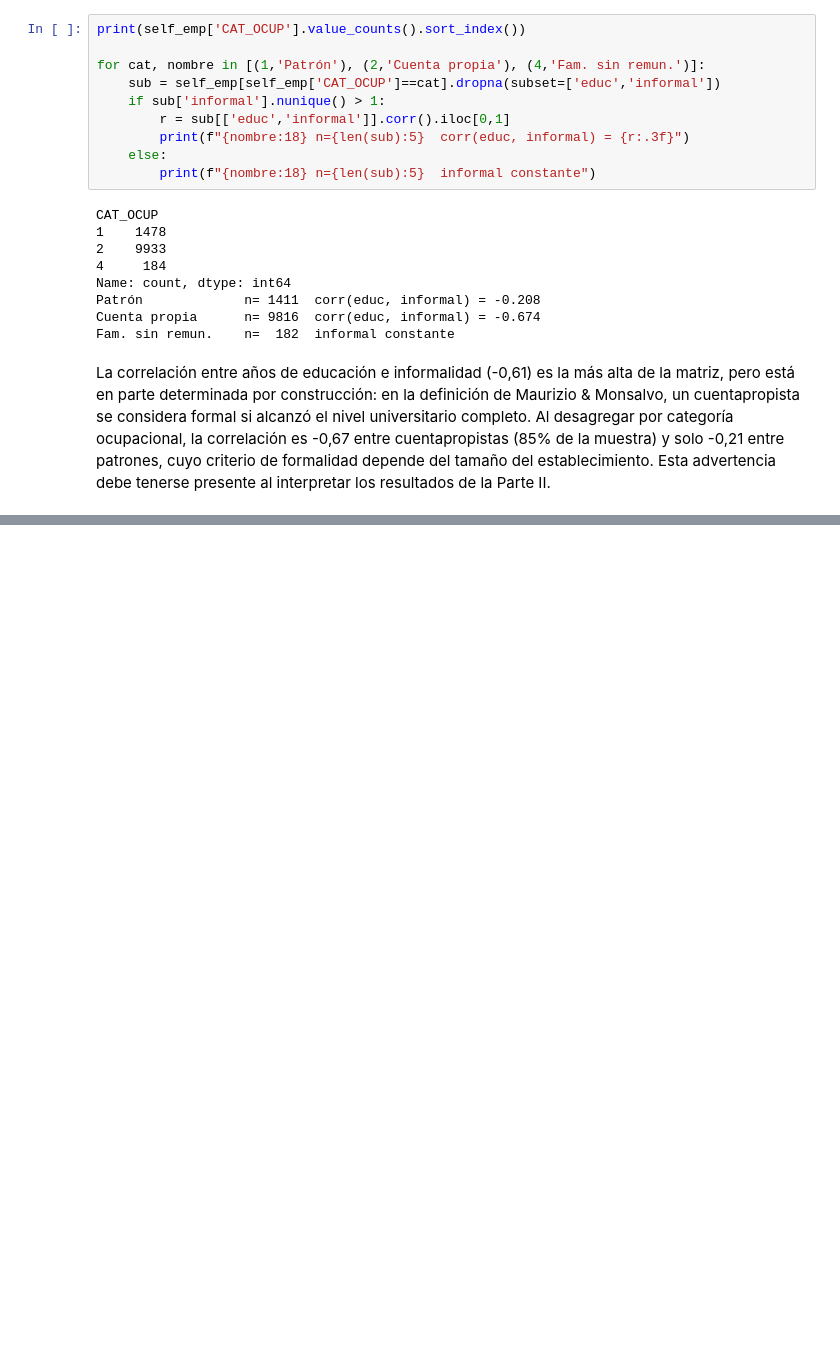
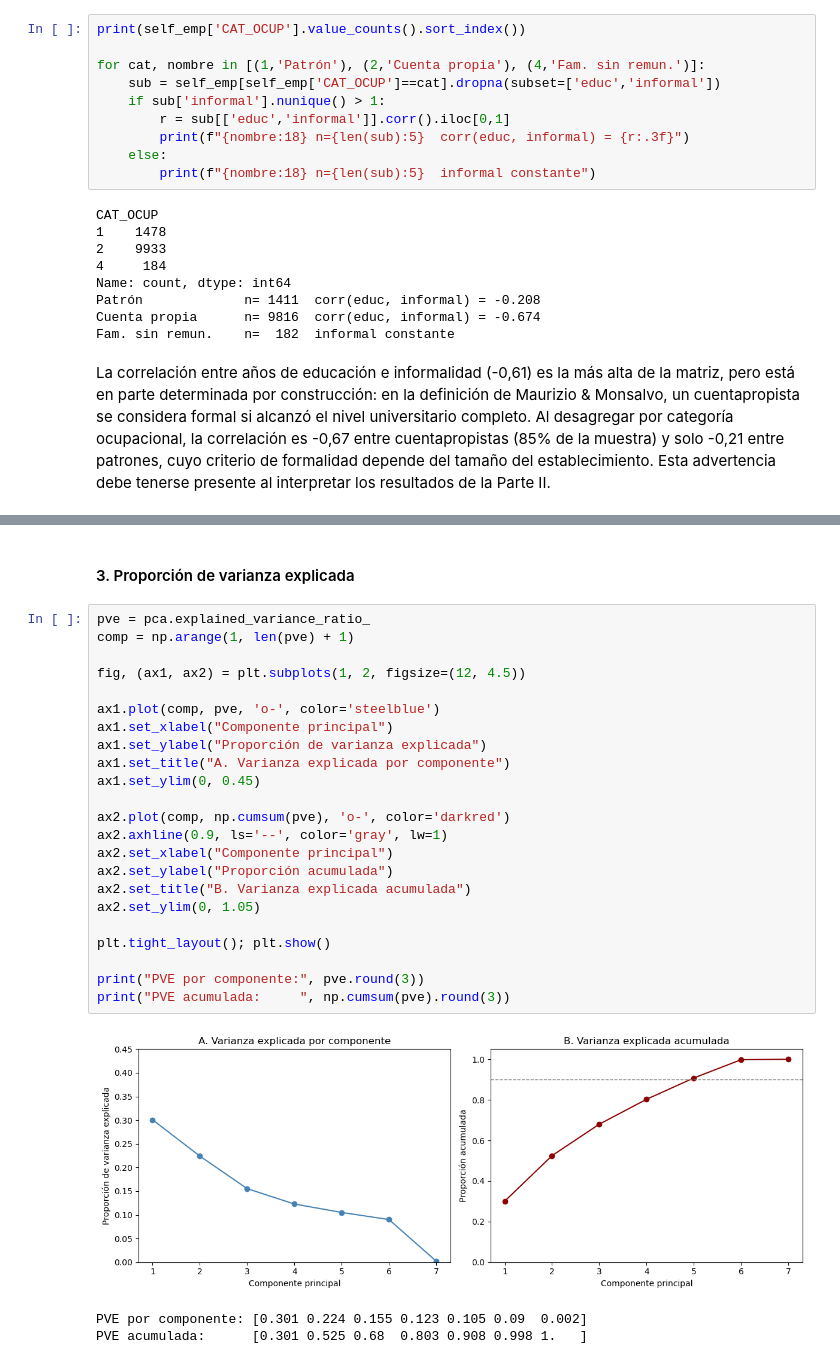
Before and after one commit to maylemes/TPs_Programacion_Grupo8, a Jupyter notebook: TP2/TP2_Programacion_Grupo8.ipynb, the cells around one changed output, grey strips where cells are left out. Drawn from its saved outputs; the diff is of its cells as text; blank space fills up the shorter version.

```diff
--- a/TP2/TP2_Programacion_Grupo8.ipynb
+++ b/TP2/TP2_Programacion_Grupo8.ipynb
@@ -423,0 +562,29 @@ Name: count, dtype: int64
+# %% [markdown]
+#### 3. Proporción de varianza explicada
+# %%
+pve = pca.explained_variance_ratio_
+comp = np.arange(1, len(pve) + 1)
+
+fig, (ax1, ax2) = plt.subplots(1, 2, figsize=(12, 4.5))
+
+ax1.plot(comp, pve, 'o-', color='steelblue')
+ax1.set_xlabel("Componente principal")
+ax1.set_ylabel("Proporción de varianza explicada")
+ax1.set_title("A. Varianza explicada por componente")
+ax1.set_ylim(0, 0.45)
+
+ax2.plot(comp, np.cumsum(pve), 'o-', color='darkred')
+ax2.axhline(0.9, ls='--', color='gray', lw=1)
+ax2.set_xlabel("Componente principal")
+ax2.set_ylabel("Proporción acumulada")
+ax2.set_title("B. Varianza explicada acumulada")
+ax2.set_ylim(0, 1.05)
+
+plt.tight_layout(); plt.show()
+
+print("PVE por componente:", pve.round(3))
+print("PVE acumulada:     ", np.cumsum(pve).round(3))
+# %% [output]
+[figure, added]
+PVE por componente: [0.301 0.224 0.155 0.123 0.105 0.09  0.002]
+PVE acumulada:      [0.301 0.525 0.68  0.803 0.908 0.998 1.   ]
```
Also changed, not shown: parts of 36 cells of this notebook.
